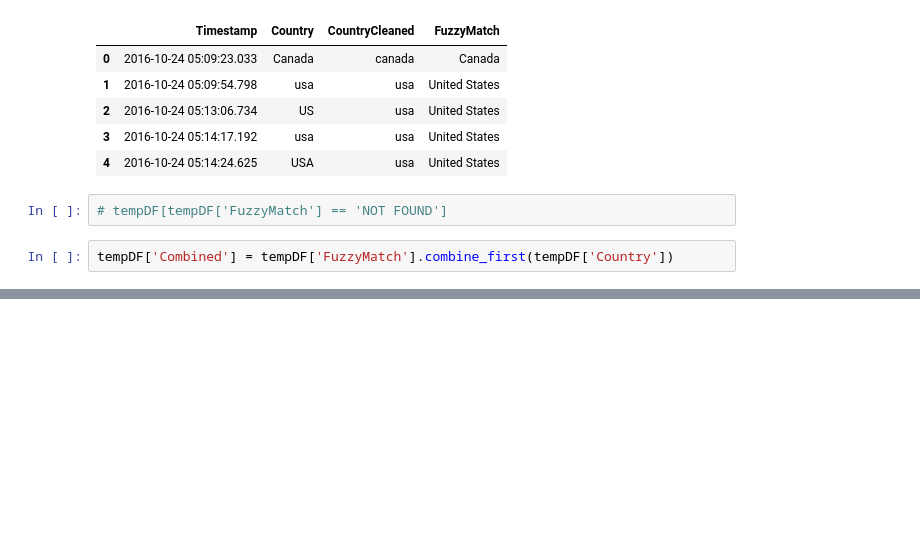
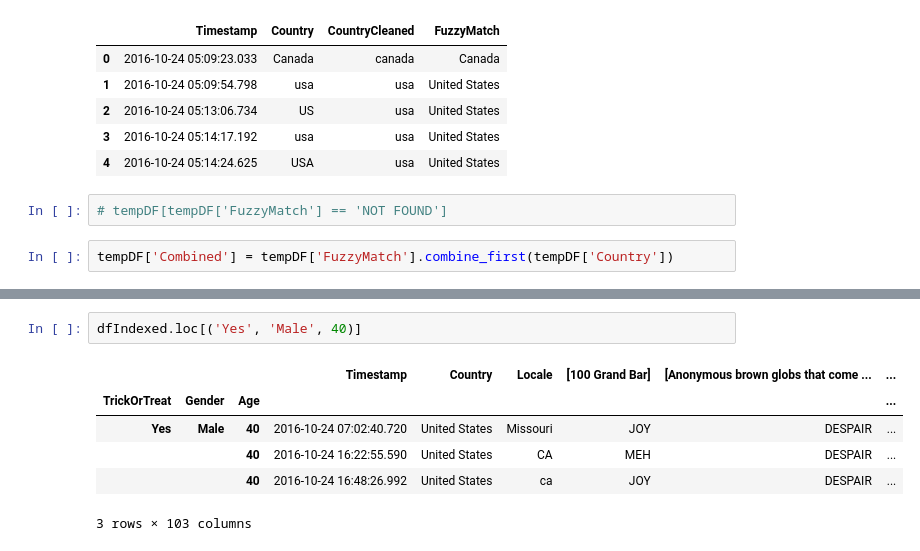
Before and after one commit to ScottBreitbach/DSC540, a Jupyter notebook: Weeks7-8/Test2.ipynb, the cells around one changed output, grey strips where cells are left out. Drawn from its saved outputs; the diff is of its cells as text; blank space fills up the shorter version.

```diff
--- a/Weeks7-8/Test2.ipynb
+++ b/Weeks7-8/Test2.ipynb
@@ -129,0 +174,9 @@ tempDF[tempDF['FuzzyMatch'].isnull()]
+# %%
+dfIndexed.loc[('Yes', 'Male', 40)]
+# %% [output]
+|  |  |  | Timestamp | Country | Locale | [100 Grand Bar] | [Anonymous brown globs that come ... | ... |
+| TrickOrTreat | Gender | Age |  |  |  |  |  | ... |
+| Yes | Male | 40 | 2016-10-24 07:02:40.720 | United States | Missouri | JOY | DESPAIR | ... |
+|  |  | 40 | 2016-10-24 16:22:55.590 | United States | CA | MEH | DESPAIR | ... |
+|  |  | 40 | 2016-10-24 16:48:26.992 | United States | ca | JOY | DESPAIR | ... |
+3 rows × 103 columns
```
Also changed, not shown: parts of 14 cells of this notebook.
